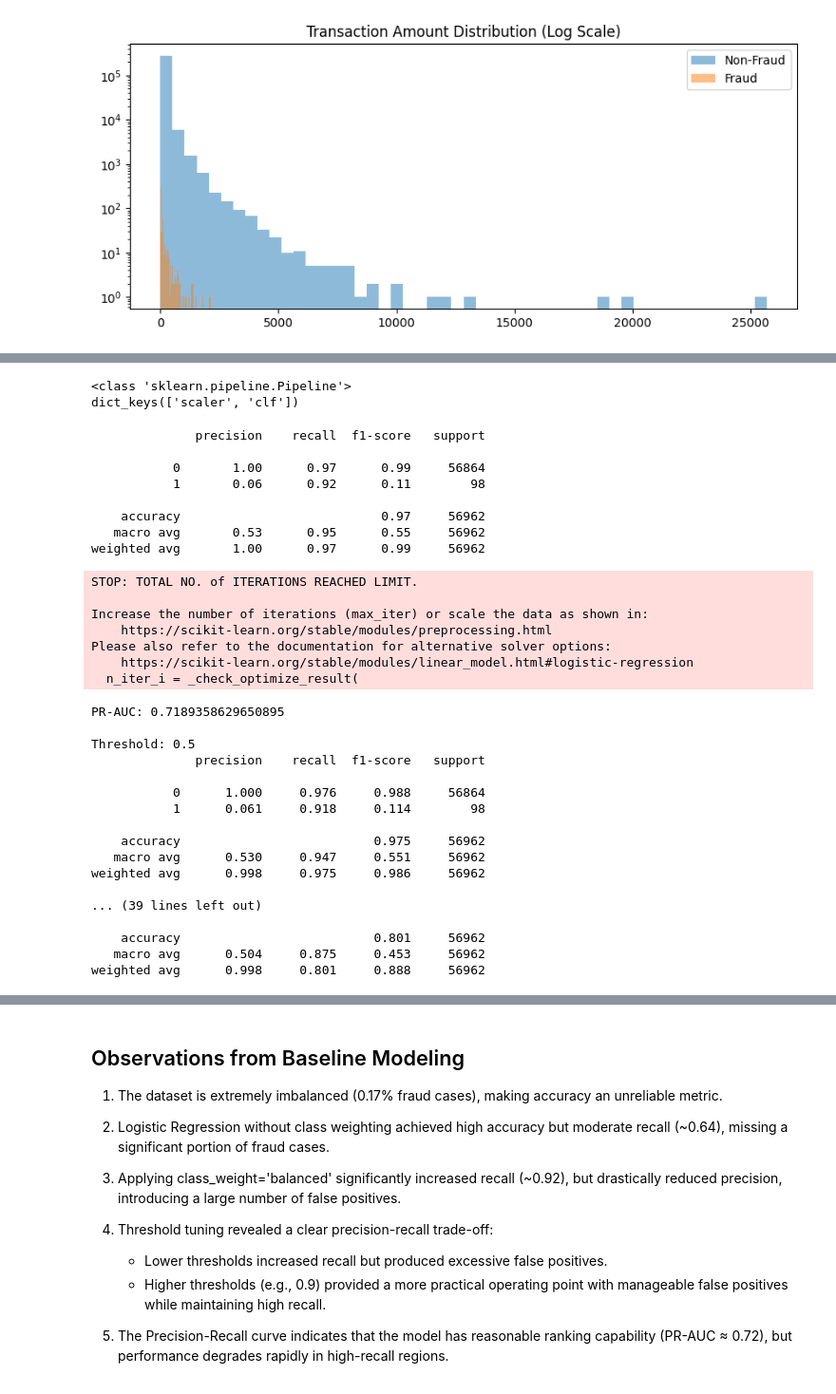
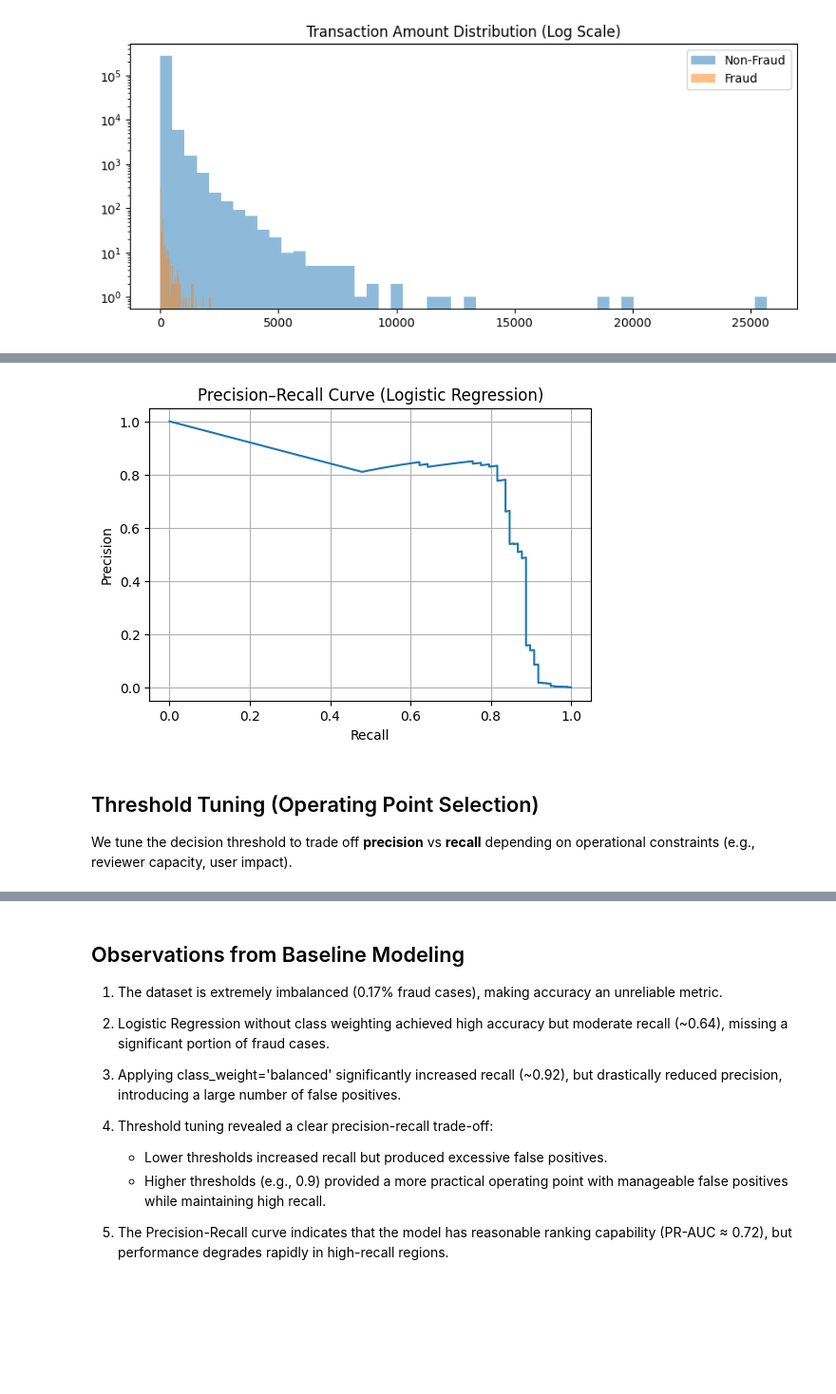
Before and after one commit to chi0600/fraud-anomaly-ds, a Jupyter notebook: notebooks/01_eda.ipynb, the cells around one changed output, grey strips where cells are left out. Shown at 95% size. Drawn from its saved outputs; the diff is of its cells as text; code cells hidden in the pictures; blank space fills up the shorter version.

```diff
--- a/notebooks/01_eda.ipynb
+++ b/notebooks/01_eda.ipynb
@@ -93,65 +144,21 @@ y_prob = lr.predict_proba(X_test)[:, 1]
-# %%
-print(type(lr))
-print(lr.named_steps.keys())
-# %% [output]
-<class 'sklearn.pipeline.Pipeline'>
-dict_keys(['scaler', 'clf'])
-# %%
-model = LogisticRegression(max_iter=2000, class_weight='balanced')
-
-model.fit(X_train, y_train)
-
-y_pred = model.predict(X_test)
-
-print(classification_report(y_test, y_pred))
-# %% [output]
-              precision    recall  f1-score   support
-
-           0       1.00      0.97      0.99     56864
-           1       0.06      0.92      0.11        98
-
-    accuracy                           0.97     56962
-   macro avg       0.53      0.95      0.55     56962
-weighted avg       1.00      0.97      0.99     56962
-STOP: TOTAL NO. of ITERATIONS REACHED LIMIT.
-
-Increase the number of iterations (max_iter) or scale the data as shown in:
-    https://scikit-learn.org/stable/modules/preprocessing.html
-Please also refer to the documentation for alternative solver options:
-    https://scikit-learn.org/stable/modules/linear_model.html#logistic-regression
-  n_iter_i = _check_optimize_result(
-# %%
-from sklearn.metrics import classification_report, average_precision_score
-
-# 1) 先拿到“预测为 fraud 的概率”
-y_prob = model.predict_proba(X_test)[:, 1]
-
-# 2) 看 PR-AUC（适合不平衡数据）
-print("PR-AUC:", average_precision_score(y_test, y_prob))
-
-# 3) 试不同 threshold
-for t in [0.5, 0.4, 0.3, 0.2, 0.1]:
-    y_pred_t = (y_prob >= t).astype(int)
-    print("\nThreshold:", t)
-    print(classification_report(y_test, y_pred_t, digits=3))
-# %% [output]
-PR-AUC: 0.7189358629650895
-
-Threshold: 0.5
-              precision    recall  f1-score   support
-
-           0      1.000     0.976     0.988     56864
-           1      0.061     0.918     0.114        98
-
-    accuracy                          0.975     56962
-   macro avg      0.530     0.947     0.551     56962
-weighted avg      0.998     0.975     0.986     56962
-
-... (39 lines left out)
-
-    accuracy                          0.801     56962
-   macro avg      0.504     0.875     0.453     56962
-weighted avg      0.998     0.801     0.888     56962
+# %%
+from sklearn.metrics import precision_recall_curve
+
+prec, rec, _ = precision_recall_curve(y_test, y_prob)
+
+plt.figure(figsize=(6,4))
+plt.plot(rec, prec)
+plt.xlabel("Recall")
+plt.ylabel("Precision")
+plt.title("Precision–Recall Curve (Logistic Regression)")
+plt.grid(True)
+plt.show()
+# %% [output]
+[figure, added]
+# %% [markdown]
+## Threshold Tuning (Operating Point Selection)
+
+We tune the decision threshold to trade off **precision** vs **recall** depending on operational constraints (e.g., reviewer capacity, user impact).
 # %%
 from sklearn.metrics import confusion_matrix
 
```
Also changed, not shown: parts of 17 cells of this notebook, 2 other files.
